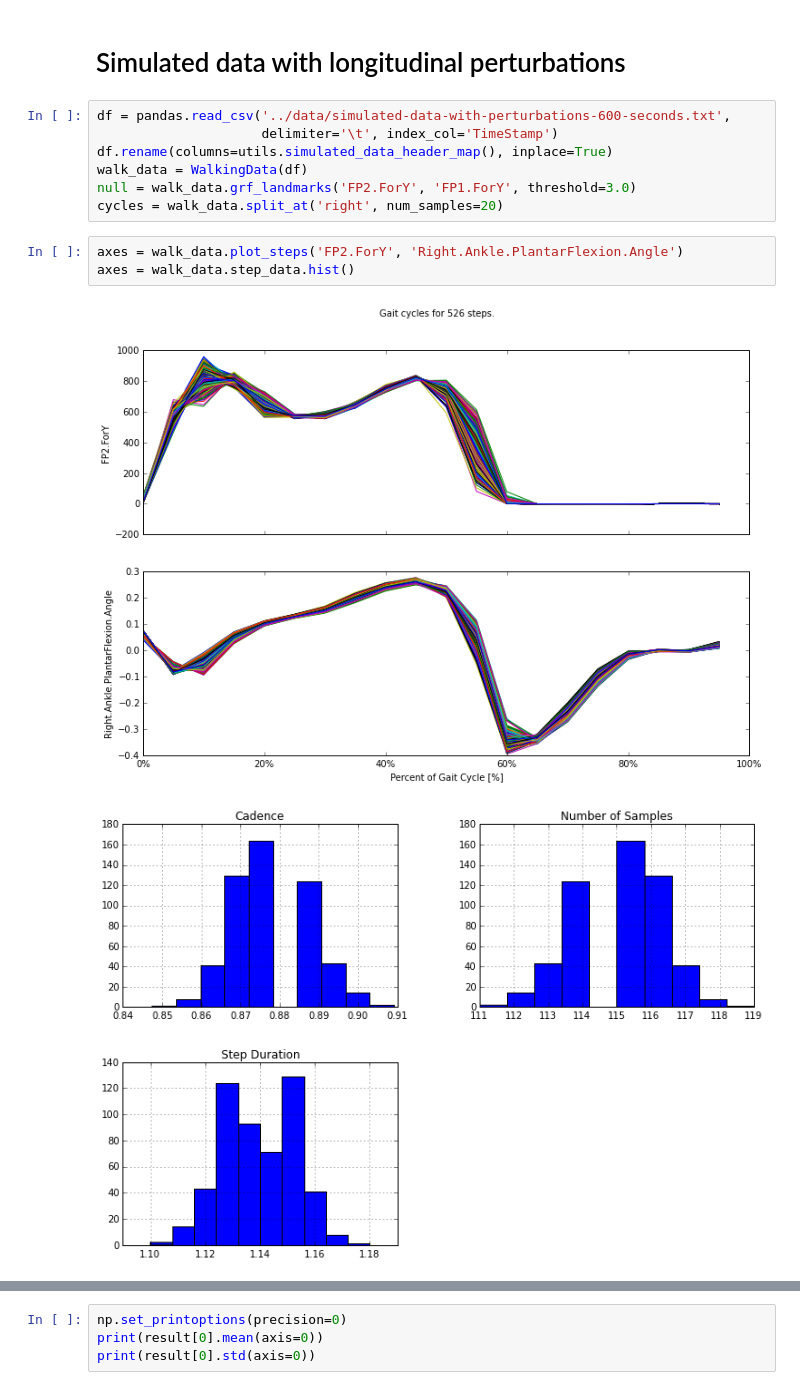
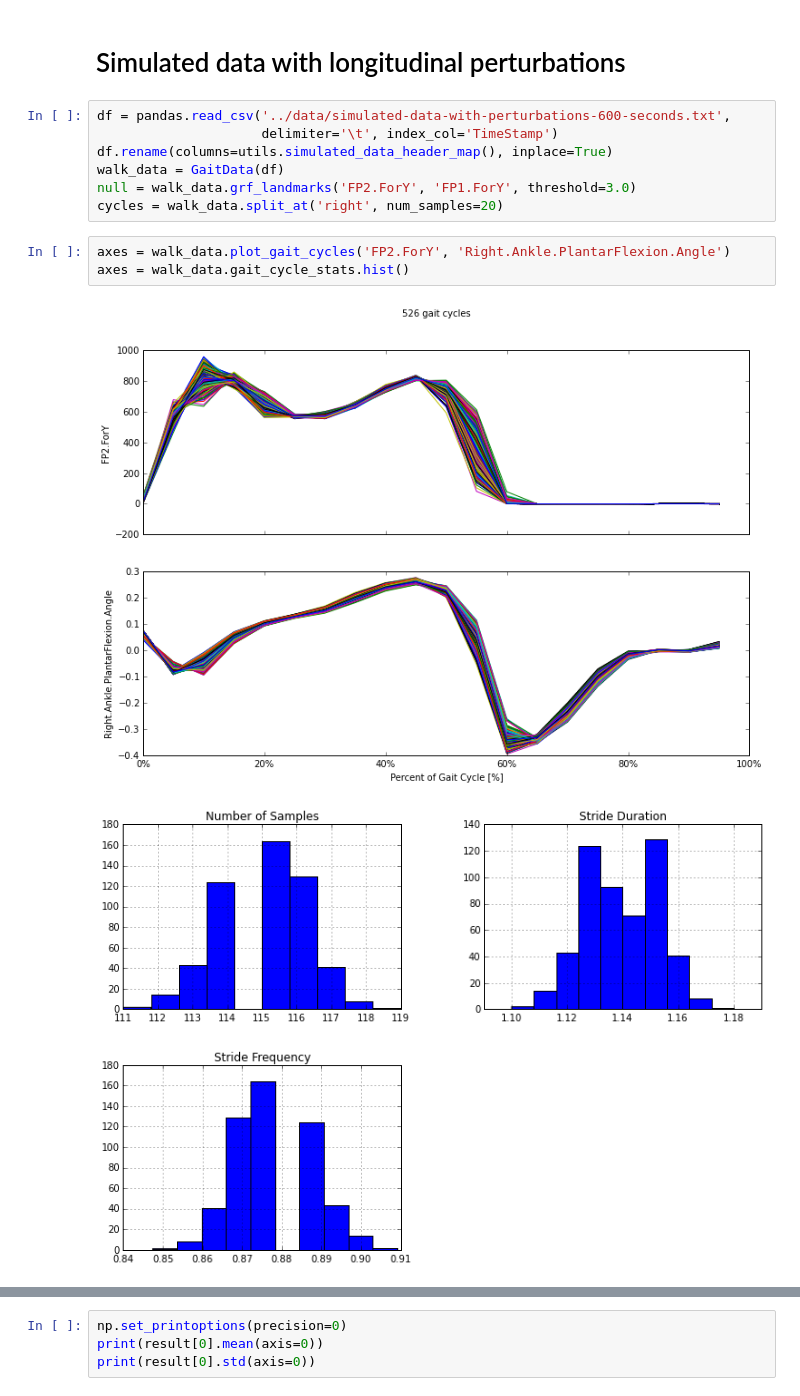
Before and after one commit to csu-hmc/gait-control-direct-id-paper, a Jupyter notebook: notebooks/identify_from_simulated_data.ipynb, the cells around one changed output, grey strips where cells are left out. Cells and saved outputs as stored; diff of their text form.

```diff
--- a/notebooks/identify_from_simulated_data.ipynb
+++ b/notebooks/identify_from_simulated_data.ipynb
@@ -197,15 +197,15 @@ print(result[0].std(axis=0))
 df = pandas.read_csv('../data/simulated-data-with-perturbations-600-seconds.txt',
                      delimiter='\t', index_col='TimeStamp')
 df.rename(columns=utils.simulated_data_header_map(), inplace=True)
-walk_data = WalkingData(df)
+walk_data = GaitData(df)
 null = walk_data.grf_landmarks('FP2.ForY', 'FP1.ForY', threshold=3.0)
 cycles = walk_data.split_at('right', num_samples=20)
 # %%
-axes = walk_data.plot_steps('FP2.ForY', 'Right.Ankle.PlantarFlexion.Angle')
-axes = walk_data.step_data.hist()
+axes = walk_data.plot_gait_cycles('FP2.ForY', 'Right.Ankle.PlantarFlexion.Angle')
+axes = walk_data.gait_cycle_stats.hist()
 # %% [output]
-[figure, old version]
+[figure, new version]
-[figure, old version]
+[figure, new version]
 # %%
 sensors, controls = utils.load_sensors_and_controls()
 solver = SimpleControlSolver(cycles.iloc[:400], sensors, controls, cycles.iloc[400:])
```
Also changed, not shown: parts of 19 cells of this notebook, 16 other files.
